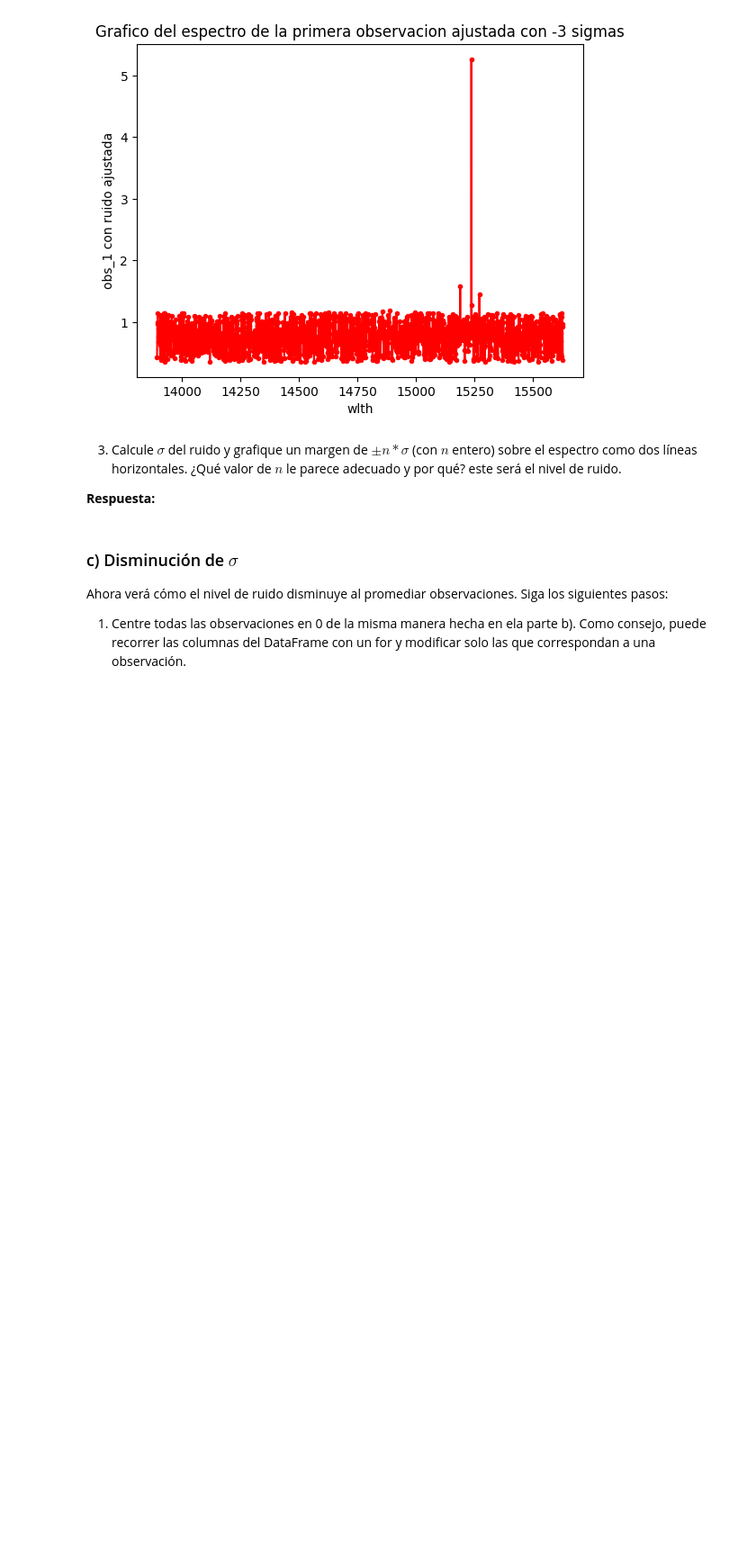
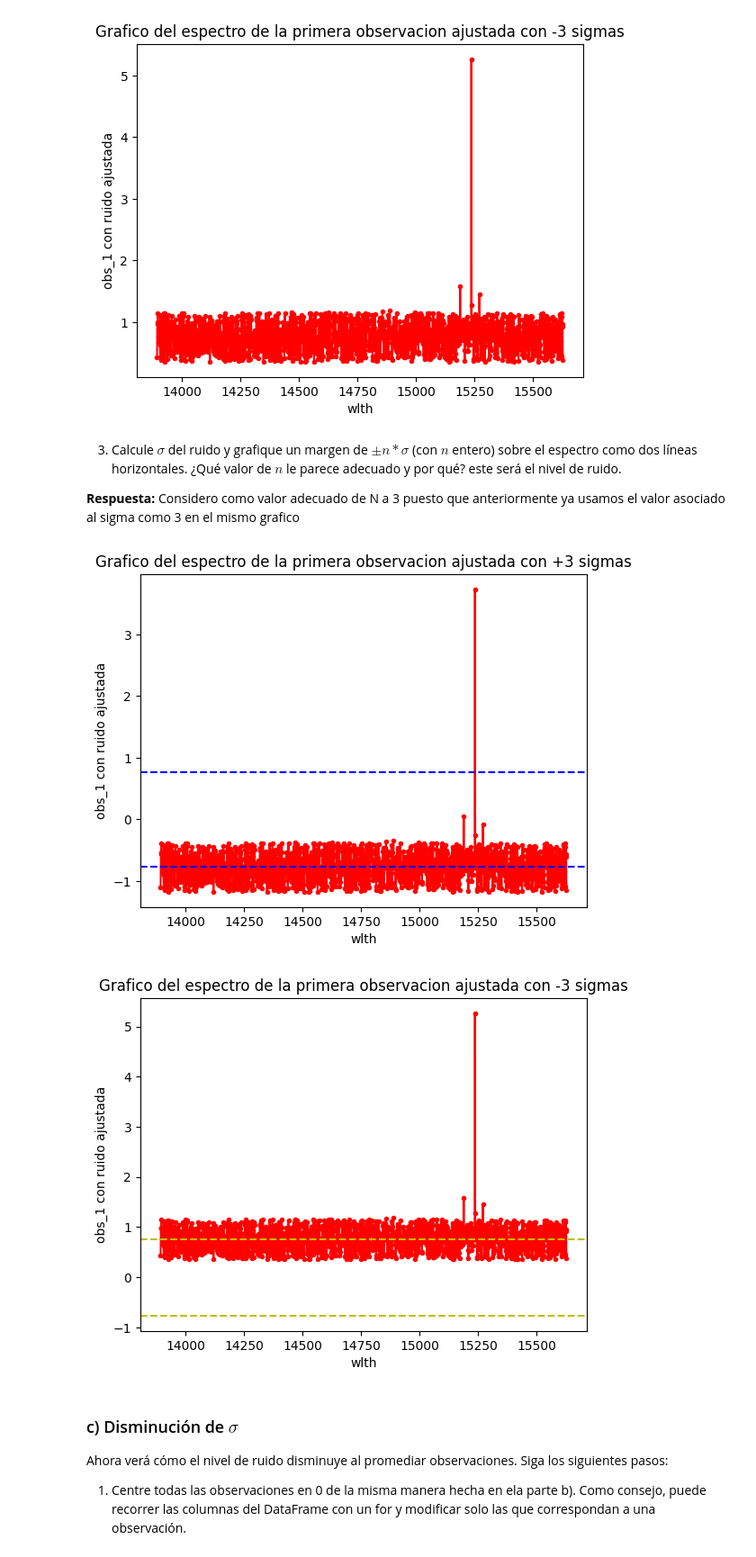
Before and after one commit to benjaaamin-waaa/Tarea-2, a Jupyter notebook: Tarea2.ipynb, the cells around one changed output. Shown: that part at 90% size. Drawn from its saved outputs; the diff is of its cells as text; code cells hidden in the pictures; blank space fills up the shorter version.

```diff
--- a/Tarea2.ipynb
+++ b/Tarea2.ipynb
@@ -371,4 +371,4 @@ plt.show()
 # %% [markdown]
 3. Calcule $\sigma$ del ruido y grafique un margen de $\pm n*\sigma$ (con $n$ entero) sobre el espectro como dos líneas horizontales. ¿Qué valor de $n$ le parece adecuado y por qué? este será el nivel de ruido.
 
-**Respuesta:**
+**Respuesta:** Considero como valor adecuado de N a 3 puesto que anteriormente ya usamos el valor asociado al sigma como 3 en el mismo grafico
@@ -377,3 +375,25 @@ sigma_ruido=
+# %%
+sigma_ruido=ruido.std()#calculamos la desviacion estandar para el ruido +3 sigmas y con -3 sigmas
+sigma_ruido_2=ruido_2.std()
+
+plt.plot(columna_wlth,centrado_0_ruido,color='r',marker='.')#creamos los graficos para +3 sigma y para -3sigmas
+plt.axhline(y=3*sigma_ruido,color='b',linestyle='--',label='+sigma') #ponemos las lineas horizontales
+plt.axhline(y=-3*sigma_ruido,color='b',linestyle='--',label='+sigma')
+plt.ylabel('obs_1 con ruido ajustada')
+plt.xlabel('wlth')
+plt.title('Grafico del espectro de la primera observacion ajustada con +3 sigmas')
+plt.show()
+
+plt.plot(columna_wlth,centrado_0_ruido2,color='r',marker='.')#aqui empieza para -3sigmas
+plt.axhline(y=3*sigma_ruido_2,color='y',linestyle='--',label='-sigma')#ponemos las lineas horizontales
+plt.axhline(y=-3*sigma_ruido_2,color='y',linestyle='--',label='-sigma')
+plt.ylabel('obs_1 con ruido ajustada')
+plt.xlabel('wlth')
+plt.title('Grafico del espectro de la primera observacion ajustada con -3 sigmas')
+plt.show()
+# %% [output]
+[figure, added]
+[figure, added]
 # %% [markdown]
 ### c) Disminución de $\sigma$
 
```
Also changed, not shown: parts of 2 cells of this notebook.
